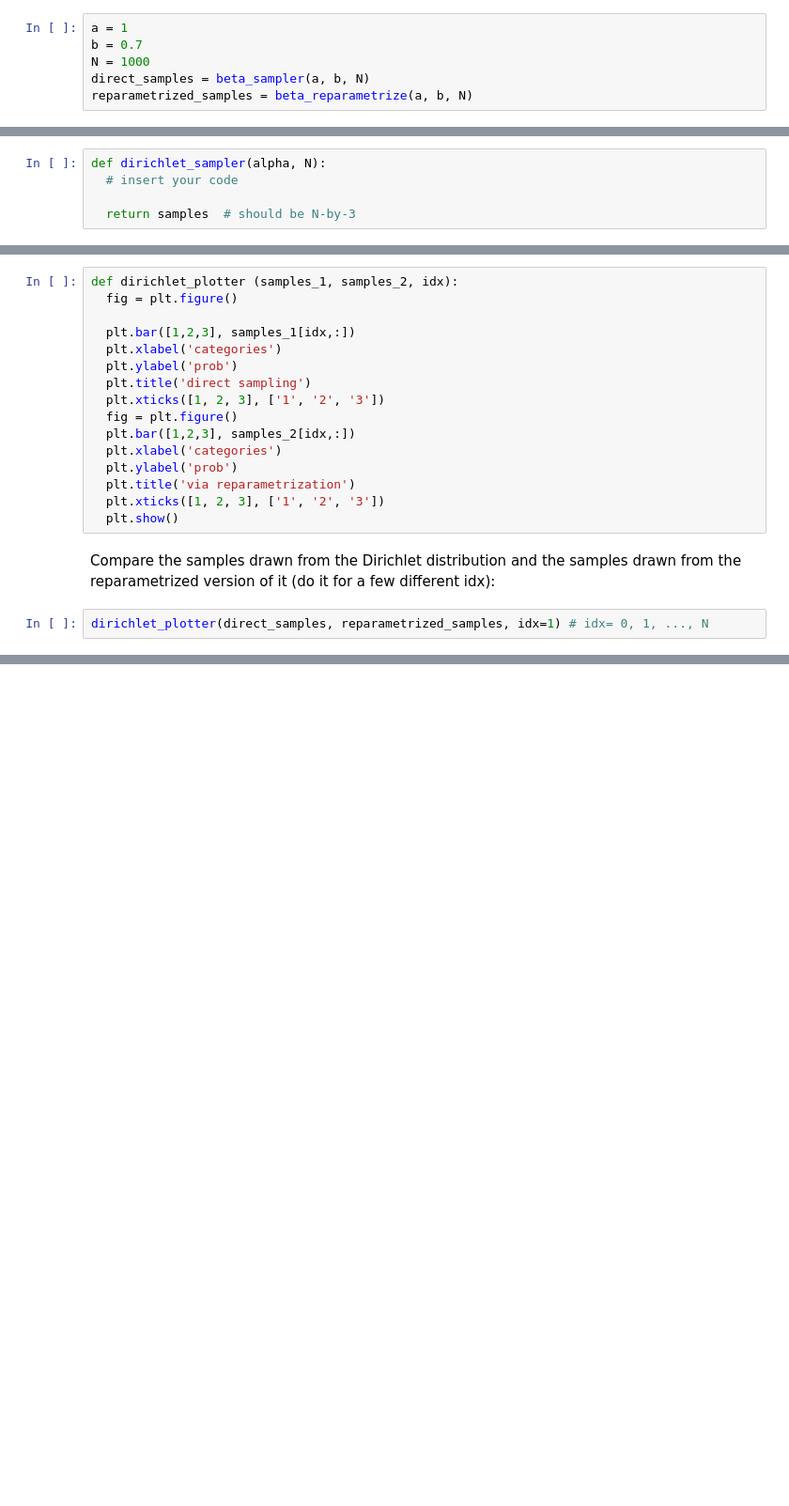
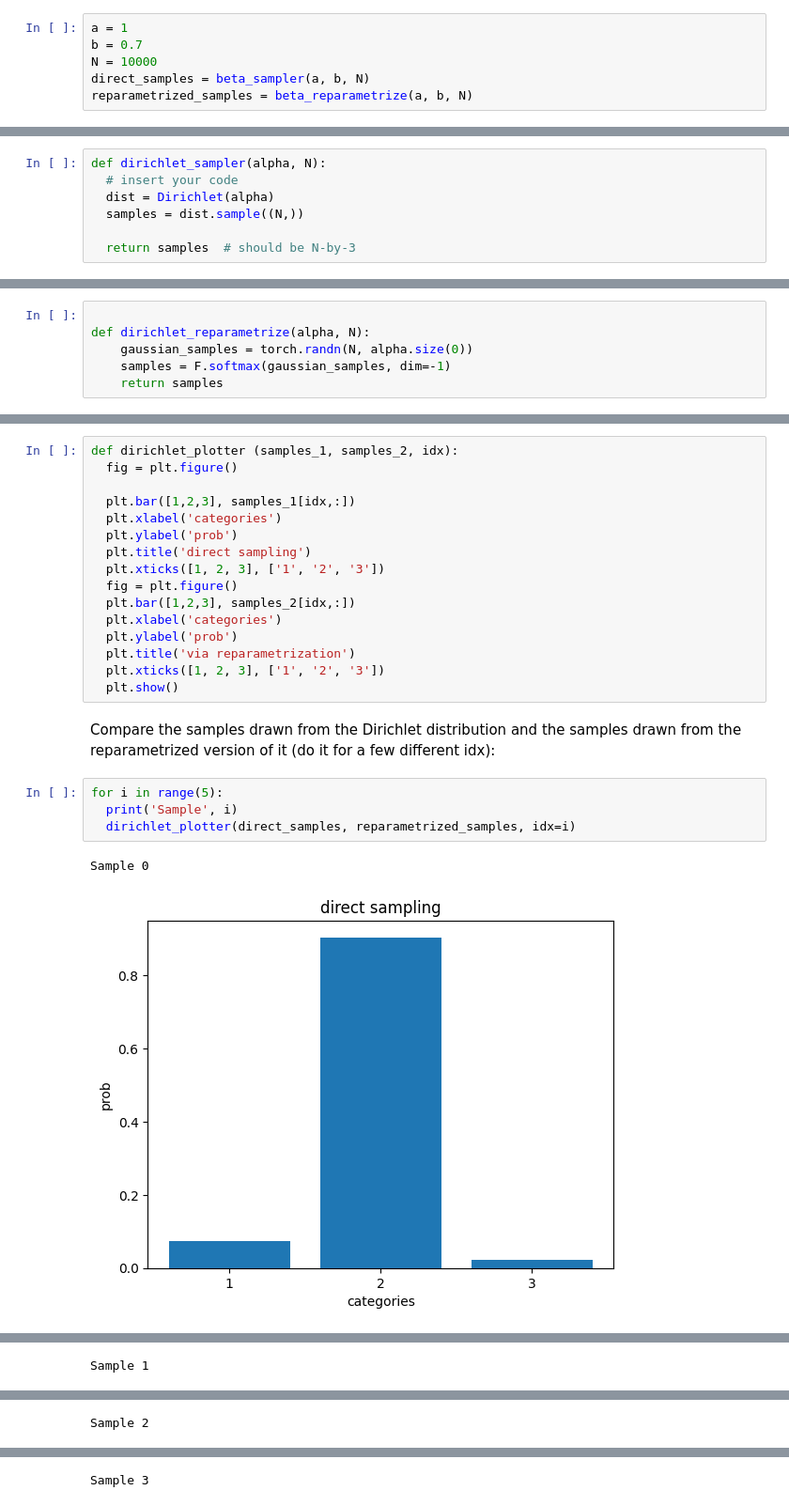
Before and after one commit to LeoL12167/MLadv_A_exercises, a Jupyter notebook: B1L/1B_Reparameterization_HT24.ipynb, the cells around one changed output, grey strips where cells are left out. Shown at 94% size. Cells and saved outputs as stored; diff of their text form; blank space fills up the shorter version.

```diff
--- a/B1L/1B_Reparameterization_HT24.ipynb
+++ b/B1L/1B_Reparameterization_HT24.ipynb
@@ -29,7 +27,7 @@ Now, generate 1000 samples from $Beta(a,b)$, where  $a = 1 $, $ b = 0.7$, both d
 # %%
 a = 1
 b = 0.7
-N = 1000
+N = 10000
 direct_samples = beta_sampler(a, b, N)
 reparametrized_samples = beta_reparametrize(a, b, N)
 # %% [markdown]
@@ -59,6 +59,8 @@ Write a function that generates N samples from Dirichlet ($\alpha$), where $\alp
 # %%
 def dirichlet_sampler(alpha, N):
   # insert your code
+  dist = Dirichlet(alpha)
+  samples = dist.sample((N,))
 
   return samples  # should be N-by-3
 # %% [markdown]
@@ -73,3 +68,9 @@ def dirichlet_reparametrize(alpha, N):
+# %%
+
+def dirichlet_reparametrize(alpha, N):
+    gaussian_samples = torch.randn(N, alpha.size(0))
+    samples = F.softmax(gaussian_samples, dim=-1)
+    return samples
 # %% [markdown]
 Generate samples for $\alpha= [1, 10, 1]$:
 # %%
@@ -97,5 +98,10 @@ def dirichlet_plotter (samples_1, samples_2, idx):
   plt.show()
 # %% [markdown]
 Compare the samples drawn from the Dirichlet distribution and the samples drawn from the reparametrized version of it (do it for a few different idx):
-# %%
-dirichlet_plotter(direct_samples, reparametrized_samples, idx=1) # idx= 0, 1, ..., N
+# %%
+for i in range(5):
+  print('Sample', i)
+  dirichlet_plotter(direct_samples, reparametrized_samples, idx=i)
+# %% [output]
+Sample 0
+[figure, added]
@@ -101,0 +109 @@ dirichlet_plotter(direct_samples, reparametrized_samples, idx=1) # idx= 0, 1, ..
+Sample 1
@@ -101,0 +112 @@ dirichlet_plotter(direct_samples, reparametrized_samples, idx=1) # idx= 0, 1, ..
+Sample 2
@@ -101,0 +115 @@ dirichlet_plotter(direct_samples, reparametrized_samples, idx=1) # idx= 0, 1, ..
+Sample 3
```
Also changed, not shown: parts of 7 cells of this notebook, 2 other files.
